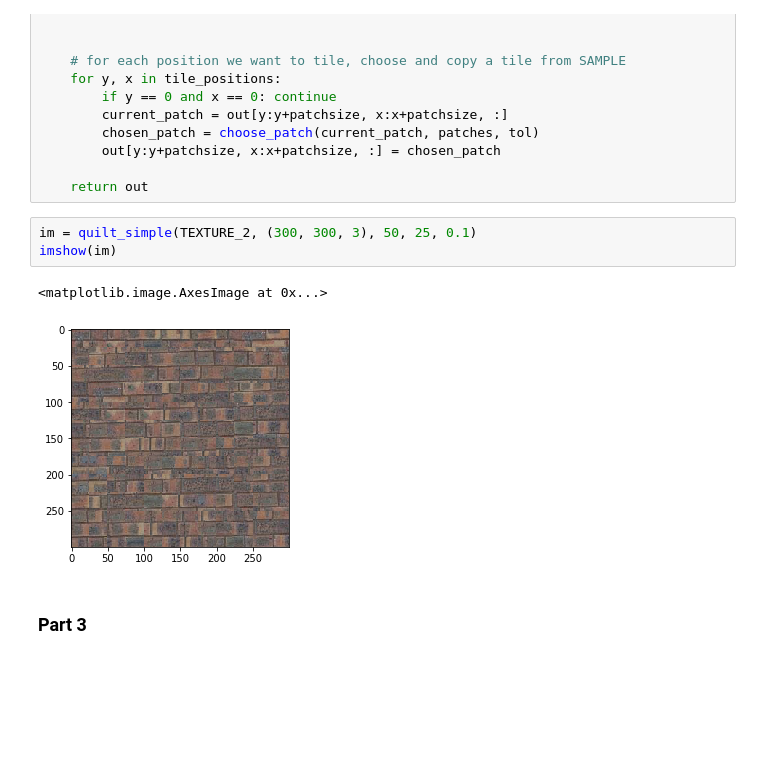
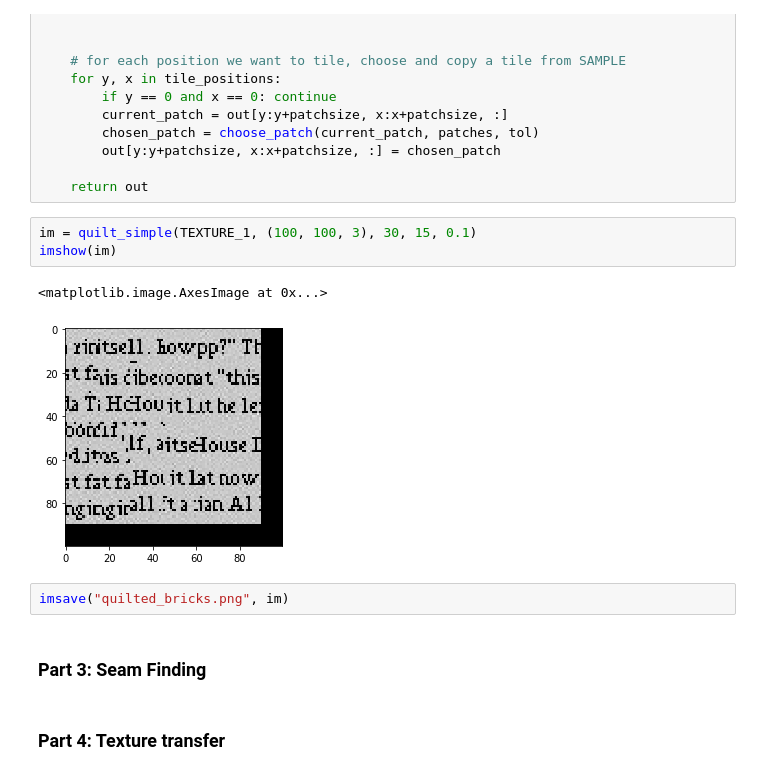
Before and after one commit to SauravShroff/LightFieldCamera, a Jupyter notebook: ImageQuilting.ipynb, the cells around one changed output. Saved outputs shown, nothing was run; the diff lists cells and outputs as text; blank space fills up the shorter version.

```diff
--- a/ImageQuilting.ipynb
+++ b/ImageQuilting.ipynb
@@ -98,10 +104,14 @@ def quilt_simple(sample, outsize, patchsize, overlap, tol):
 
     return out
 # %%
-im = quilt_simple(TEXTURE_2, (300, 300, 3), 50, 25, 0.1)
+im = quilt_simple(TEXTURE_1, (100, 100, 3), 30, 15, 0.1)
 imshow(im)
 # %% [output]
 <matplotlib.image.AxesImage at 0x...>
-[figure, old version]
+[figure, new version]
+# %%
+imsave("quilted_bricks.png", im)
 # %% [markdown]
-### Part 3
+### Part 3: Seam Finding
+# %% [markdown]
+### Part 4: Texture transfer
```
Also changed, not shown: parts of 10 cells of this notebook.
